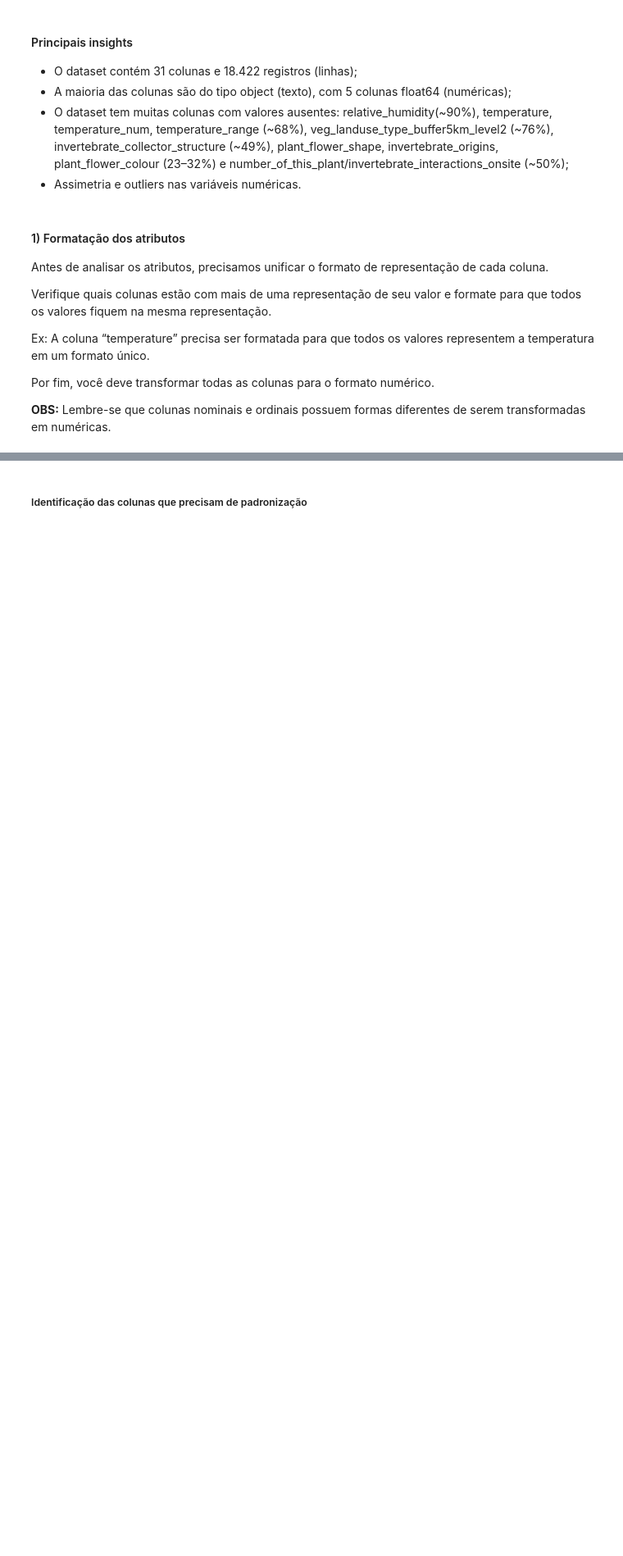
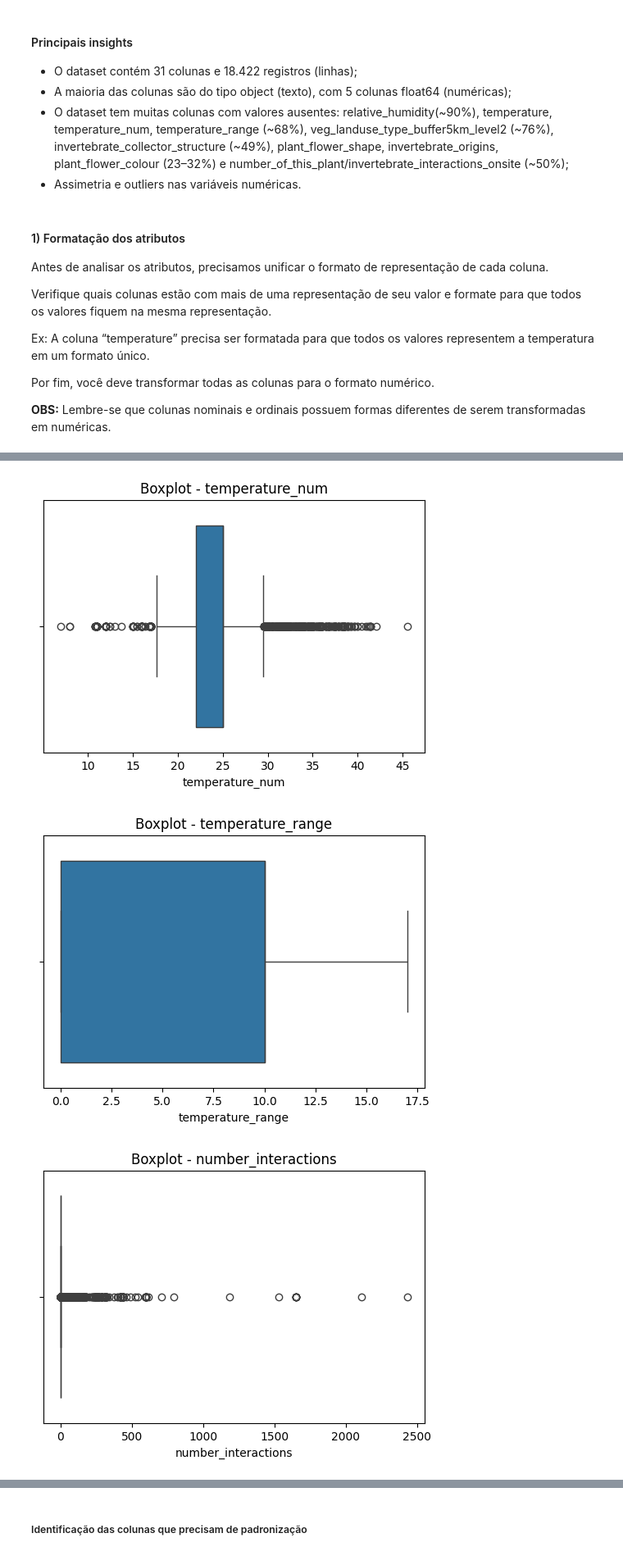
Before and after one commit to marcellsa/pucrs-trabalhos-academicos, a Jupyter notebook: 2025.2-machine-learning-i/projeto-machine-learning-1/notebooks/ML_Fase1.ipynb, the cells around one changed output, grey strips where cells are left out. Shown at 82% size. Saved outputs shown, nothing was run; the diff lists cells and outputs as text; code cells hidden in the pictures; blank space fills up the shorter version.

```diff
--- a/2025.2-machine-learning-i/projeto-machine-learning-1/notebooks/ML_Fase1.ipynb
+++ b/2025.2-machine-learning-i/projeto-machine-learning-1/notebooks/ML_Fase1.ipynb
@@ -95,8 +11,0 @@ dtype: int64
-# %%
-numero_colunas = df.select_dtypes(include=np.number).columns
-
-for col in numero_colunas:
-    plt.figure(figsize=(6, 3))
-    sns.histplot(df[col].dropna(), kde=True)
-    plt.title(f"Distribuição de {col}")
-    plt.show()
@@ -140,0 +148,5 @@ Por fim, você deve transformar todas as colunas para o formato numérico.
+# %%
+# Verificando valores únicos em algumas colunas com possíveis intervalos
+for col in ['temperature', 'relative_humidity']:
+    print(f"\nColuna: {col}")
+    print(df[col].value_counts(dropna=False).head(10))
@@ -140,0 +182,11 @@ Por fim, você deve transformar todas as colunas para o formato numérico.
+# %%
+# Boxplots para detectar outliers
+for col in colunas_numericas:
+    plt.figure(figsize=(6, 4))
+    sns.boxplot(data=df, x=col)
+    plt.title(f'Boxplot - {col}')
+    plt.show()
+# %% [output]
+[figure, added]
+[figure, added]
+[figure, added]
```
Also changed, not shown: parts of 50 cells of this notebook.
